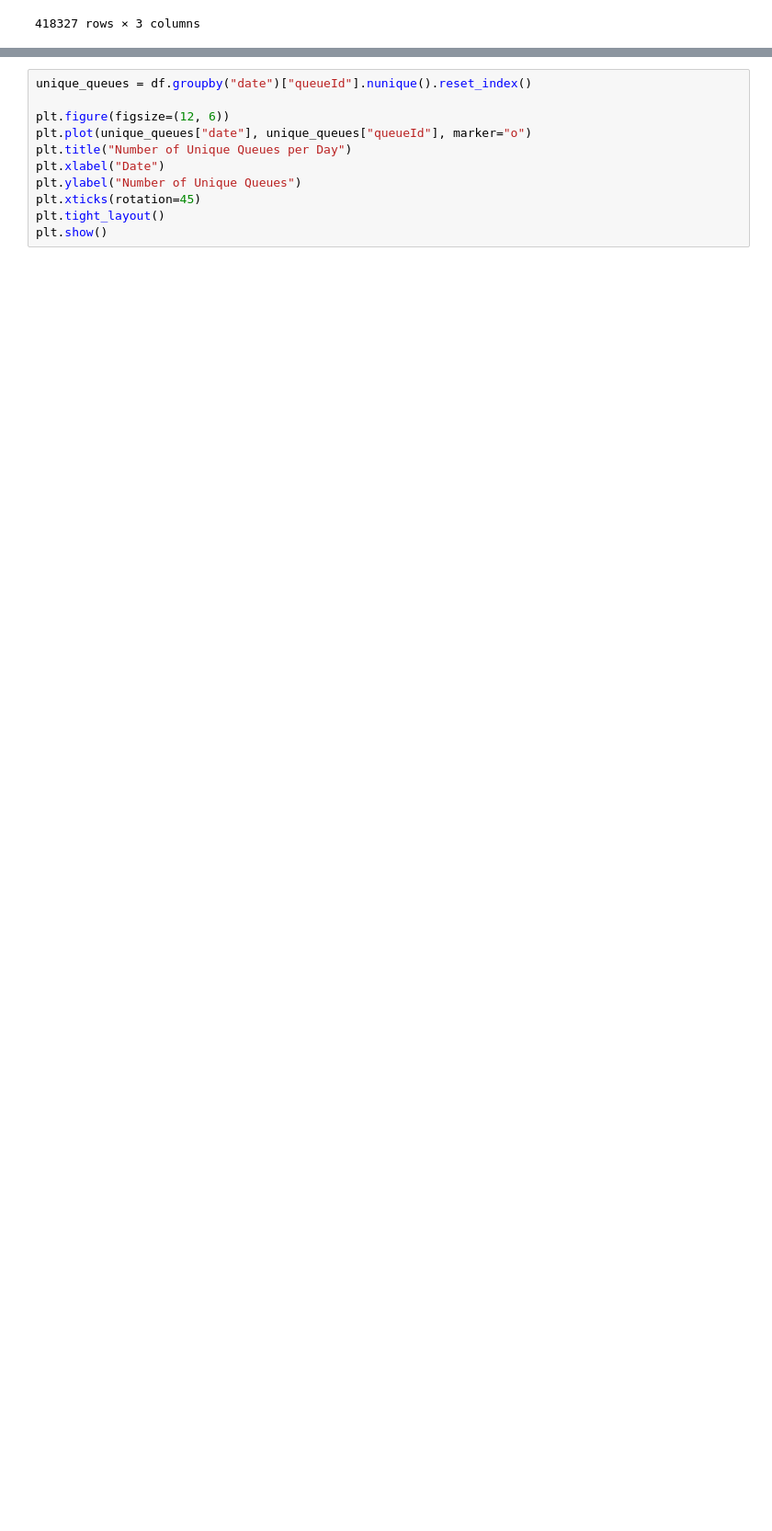
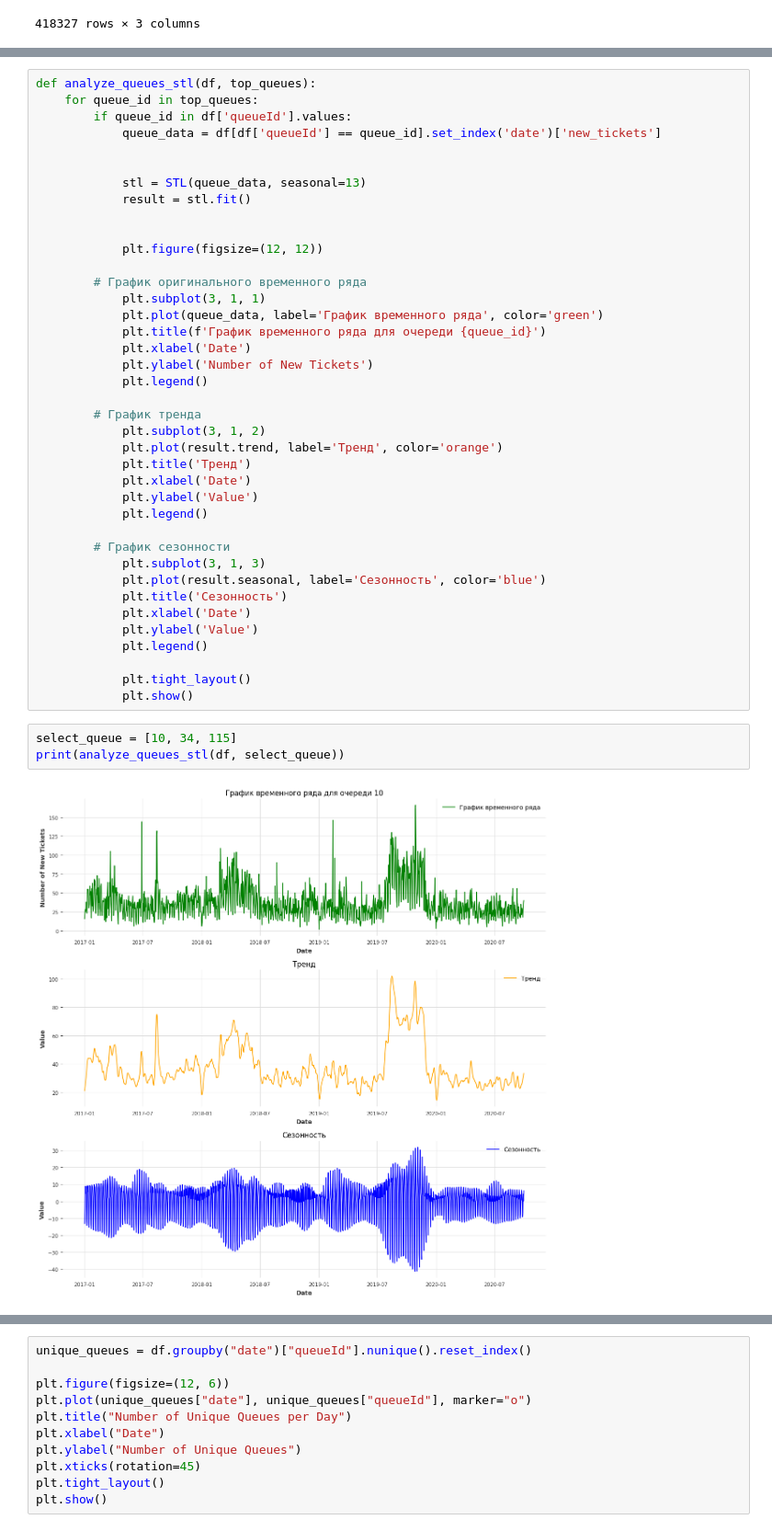
Before and after one commit to TaskGuru-AI/tasks_support_system_ai, a Jupyter notebook: notebooks/TS/EDA.ipynb, the cells around one changed output, grey strips where cells are left out. Shown at 92% size. Saved outputs shown, nothing was run; the diff lists cells and outputs as text; blank space fills up the shorter version.

```diff
--- a/notebooks/TS/EDA.ipynb
+++ b/notebooks/TS/EDA.ipynb
@@ -59,0 +168,44 @@ df_grouped
+# %%
+def analyze_queues_stl(df, top_queues):
+    for queue_id in top_queues:
+        if queue_id in df['queueId'].values:
+            queue_data = df[df['queueId'] == queue_id].set_index('date')['new_tickets']
+
+
+            stl = STL(queue_data, seasonal=13)
+            result = stl.fit()
+
+
+            plt.figure(figsize=(12, 12))
+
+        # График оригинального временного ряда
+            plt.subplot(3, 1, 1)
+            plt.plot(queue_data, label='График временного ряда', color='green')
+            plt.title(f'График временного ряда для очереди {queue_id}')
+            plt.xlabel('Date')
+            plt.ylabel('Number of New Tickets')
+            plt.legend()
+
+        # График тренда
+            plt.subplot(3, 1, 2)
+            plt.plot(result.trend, label='Тренд', color='orange')
+            plt.title('Тренд')
+            plt.xlabel('Date')
+            plt.ylabel('Value')
+            plt.legend()
+
+        # График сезонности
+            plt.subplot(3, 1, 3)
+            plt.plot(result.seasonal, label='Сезонность', color='blue')
+            plt.title('Сезонность')
+            plt.xlabel('Date')
+            plt.ylabel('Value')
+            plt.legend()
+
+            plt.tight_layout()
+            plt.show()
+# %%
+select_queue = [10, 34, 115]
+print(analyze_queues_stl(df, select_queue))
+# %% [output]
+[figure, added]
```
Also changed, not shown: parts of 48 cells of this notebook.
